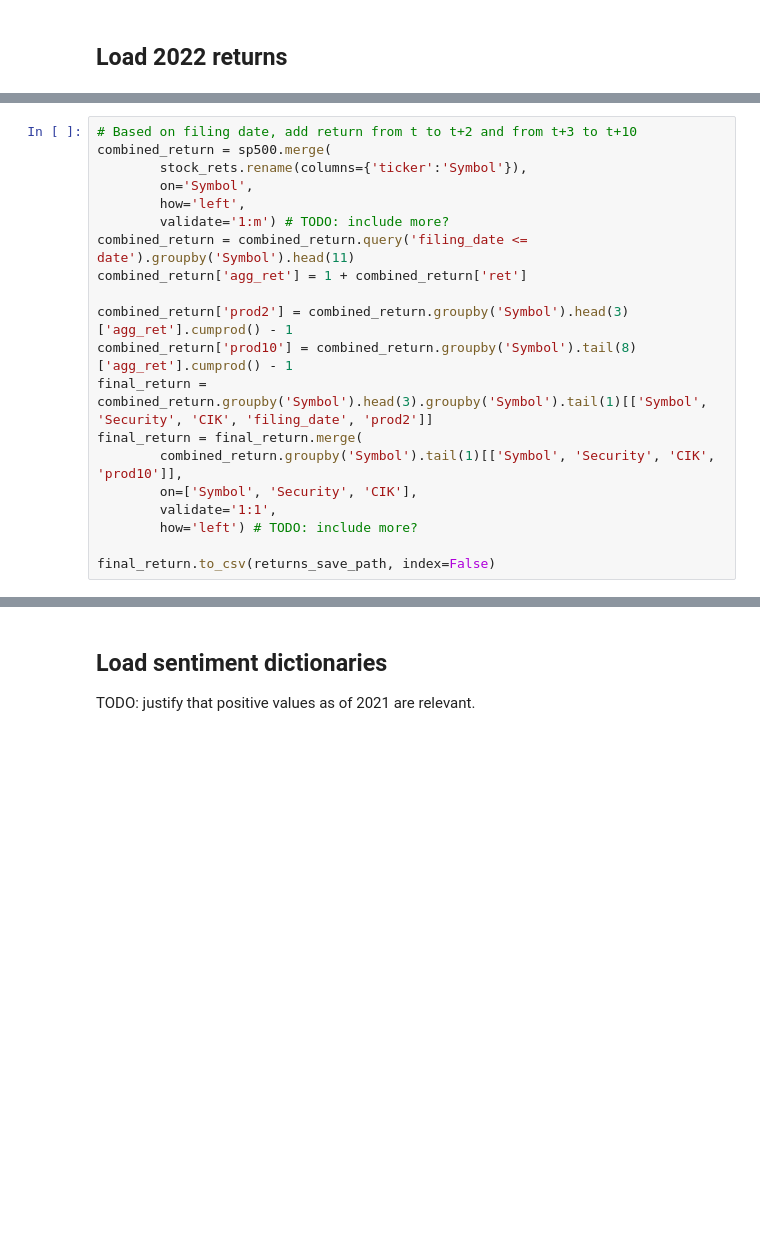
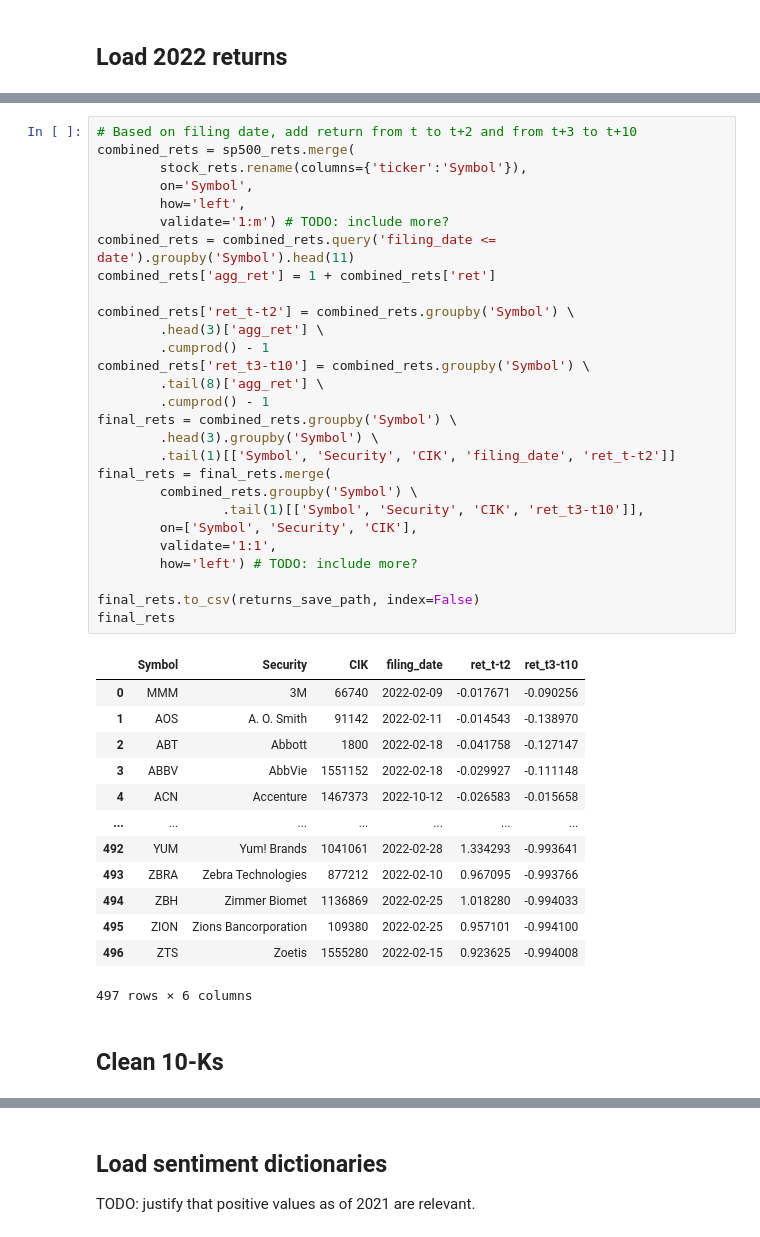
Before and after one commit to nicole-elchaar/10K-sentiments, a Jupyter notebook: build_sample.ipynb, the cells around one changed output, grey strips where cells are left out. Cells and saved outputs as stored; diff of their text form; blank space fills up the shorter version.

```diff
--- a/build_sample.ipynb
+++ b/build_sample.ipynb
@@ -95,20 +130,44 @@ sp500
 # %%
 # Based on filing date, add return from t to t+2 and from t+3 to t+10
-combined_return = sp500.merge(
+combined_rets = sp500_rets.merge(
         stock_rets.rename(columns={'ticker':'Symbol'}),
         on='Symbol',
         how='left',
         validate='1:m') # TODO: include more?
-combined_return = combined_return.query('filing_date <= date').groupby('Symbol').head(11)
-combined_return['agg_ret'] = 1 + combined_return['ret']
+combined_rets = combined_rets.query('filing_date <= date').groupby('Symbol').head(11)
+combined_rets['agg_ret'] = 1 + combined_rets['ret']
 
-combined_return['prod2'] = combined_return.groupby('Symbol').head(3)['agg_ret'].cumprod() - 1
-combined_return['prod10'] = combined_return.groupby('Symbol').tail(8)['agg_ret'].cumprod() - 1
-final_return = combined_return.groupby('Symbol').head(3).groupby('Symbol').tail(1)[['Symbol', 'Security', 'CIK', 'filing_date', 'prod2']]
-final_return = final_return.merge(
-        combined_return.groupby('Symbol').tail(1)[['Symbol', 'Security', 'CIK', 'prod10']],
+combined_rets['ret_t-t2'] = combined_rets.groupby('Symbol') \
+        .head(3)['agg_ret'] \
+        .cumprod() - 1
+combined_rets['ret_t3-t10'] = combined_rets.groupby('Symbol') \
+        .tail(8)['agg_ret'] \
+        .cumprod() - 1
+final_rets = combined_rets.groupby('Symbol') \
+        .head(3).groupby('Symbol') \
+        .tail(1)[['Symbol', 'Security', 'CIK', 'filing_date', 'ret_t-t2']]
+final_rets = final_rets.merge(
+        combined_rets.groupby('Symbol') \
+                .tail(1)[['Symbol', 'Security', 'CIK', 'ret_t3-t10']],
         on=['Symbol', 'Security', 'CIK'],
         validate='1:1',
         how='left') # TODO: include more?
 
-final_return.to_csv(returns_save_path, index=False)
+final_rets.to_csv(returns_save_path, index=False)
+final_rets
+# %% [output]
+|  | Symbol | Security | CIK | filing_date | ret_t-t2 | ret_t3-t10 |
+| 0 | MMM | 3M | 66740 | 2022-02-09 | -0.017671 | -0.090256 |
+| 1 | AOS | A. O. Smith | 91142 | 2022-02-11 | -0.014543 | -0.138970 |
+| 2 | ABT | Abbott | 1800 | 2022-02-18 | -0.041758 | -0.127147 |
+| 3 | ABBV | AbbVie | 1551152 | 2022-02-18 | -0.029927 | -0.111148 |
+| 4 | ACN | Accenture | 1467373 | 2022-10-12 | -0.026583 | -0.015658 |
+| ... | ... | ... | ... | ... | ... | ... |
+| 492 | YUM | Yum! Brands | 1041061 | 2022-02-28 | 1.334293 | -0.993641 |
+| 493 | ZBRA | Zebra Technologies | 877212 | 2022-02-10 | 0.967095 | -0.993766 |
+| 494 | ZBH | Zimmer Biomet | 1136869 | 2022-02-25 | 1.018280 | -0.994033 |
+| 495 | ZION | Zions Bancorporation | 109380 | 2022-02-25 | 0.957101 | -0.994100 |
+| 496 | ZTS | Zoetis | 1555280 | 2022-02-15 | 0.923625 | -0.994008 |
+497 rows × 6 columns
+# %% [markdown]
+## Clean 10-Ks
```
Also changed, not shown: parts of 25 cells of this notebook.
